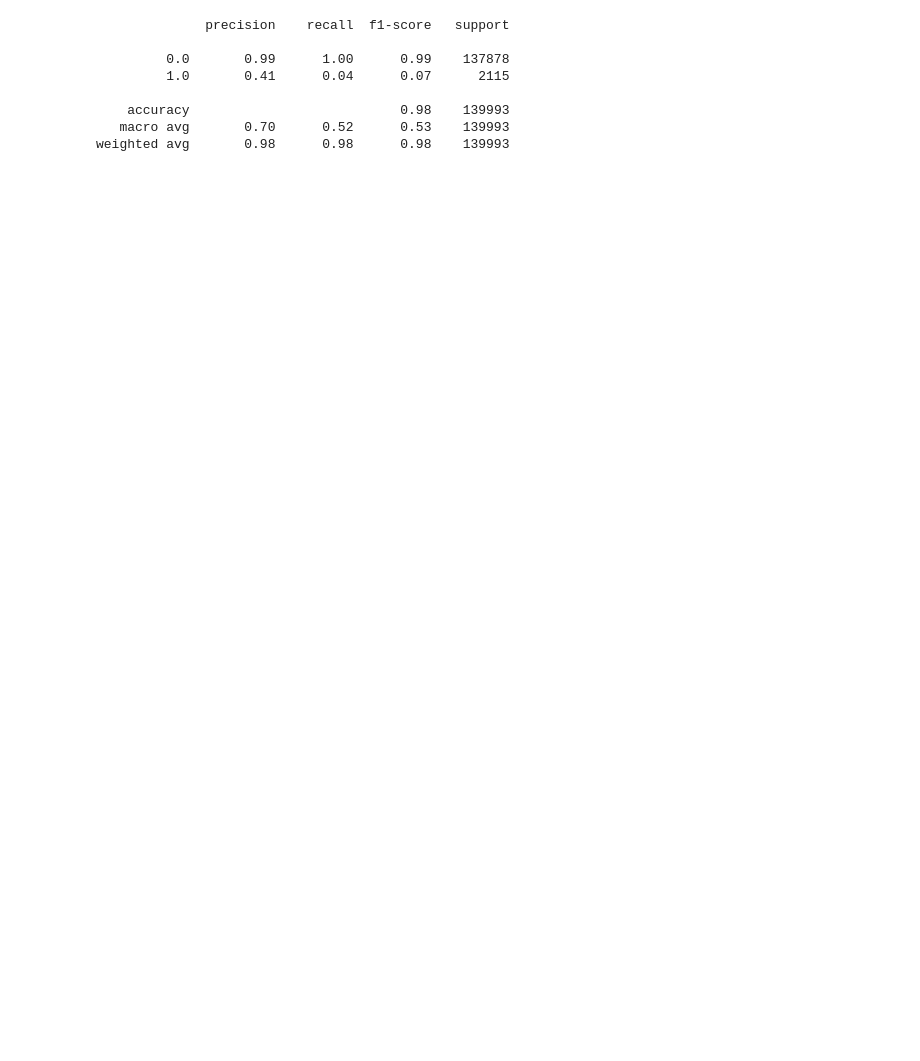
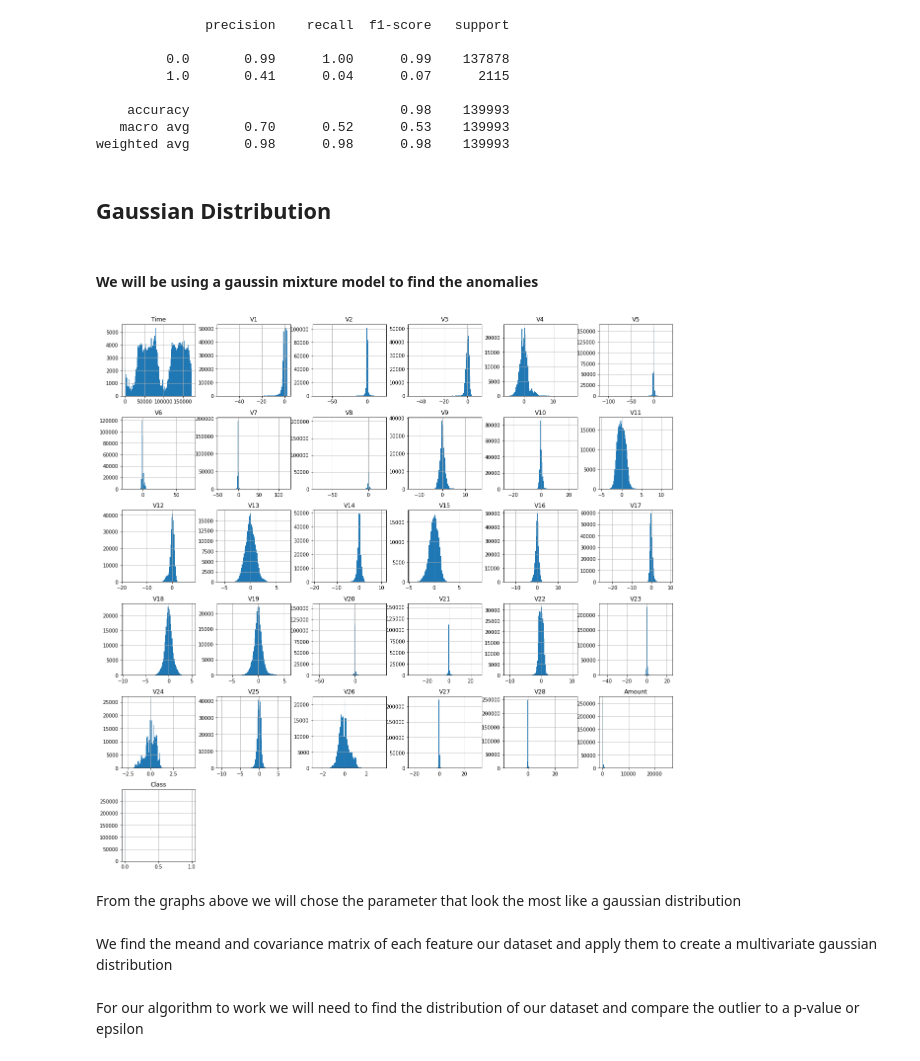
Before and after one commit to cuongmvn/CreditFraudDetection, a Jupyter notebook: notebooks/time-series-LocalOutlierFactor.ipynb, the cells around one changed output. Drawn from its saved outputs; the diff is of its cells as text; code cells hidden in the pictures; blank space fills up the shorter version.

Commit message:
:sparkles: Gaussian Distribution

```diff
--- a/notebooks/time-series-LocalOutlierFactor.ipynb
+++ b/notebooks/time-series-LocalOutlierFactor.ipynb
@@ -175,3 +179,13 @@ print(classification_report(y_pred,y_true))
     accuracy                           0.98    139993
    macro avg       0.70      0.52      0.53    139993
 weighted avg       0.98      0.98      0.98    139993
+# %% [markdown]
+## Gaussian Distribution
+# %% [markdown]
+#### We will be using a gaussin mixture model to find the anomalies
+# %%
+hist = df.hist(bins=100, figsize = (20,20))
+# %% [output]
+[figure, added]
+# %% [markdown]
+From the graphs above we will chose the parameter that look the most like a gaussian distribution
@@ -177,0 +195,2 @@ weighted avg       0.98      0.98      0.98    139993
+# %% [markdown]
+We find the meand and covariance matrix of each feature our dataset and apply them to create a multivariate gaussian distribution
@@ -177,0 +207,2 @@ weighted avg       0.98      0.98      0.98    139993
+# %% [markdown]
+For our algorithm to work we will need to find the distribution of our dataset and compare the outlier to a p-value or epsilon
```
Also changed, not shown: parts of 19 cells of this notebook, 1 other file.
